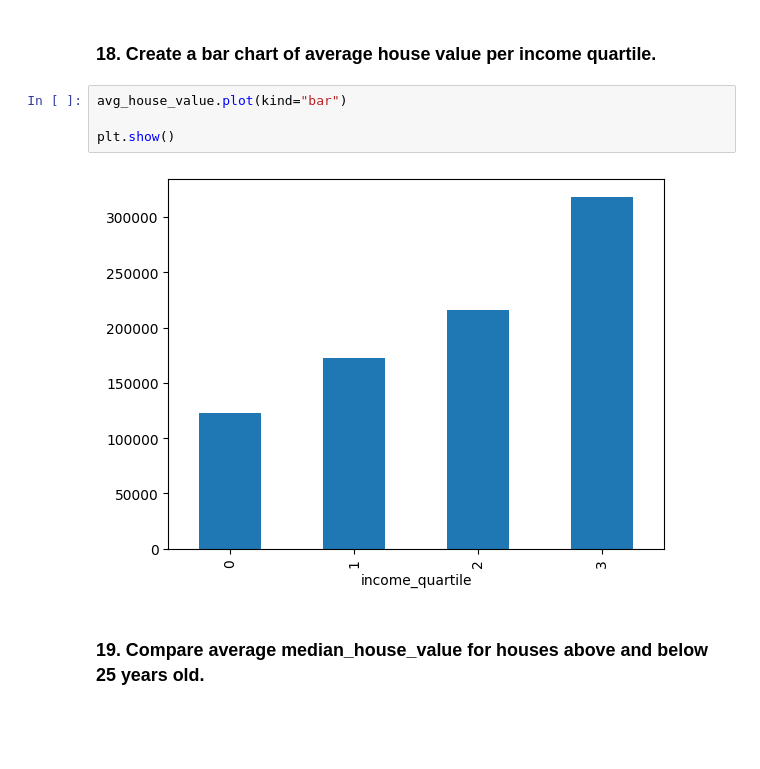
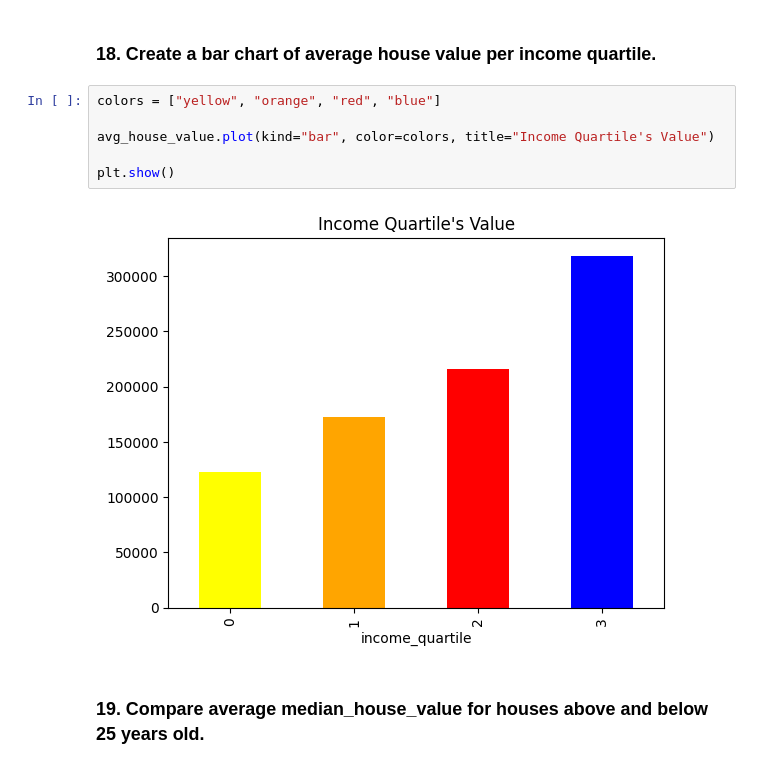
Before and after one commit to AmirhosseinNorouzi88/questions_updated.ipynb, a Jupyter notebook: questions_updated.ipynb, the cells around one changed output. Cells and saved outputs as stored; diff of their text form; blank space fills up the shorter version.

```diff
--- a/questions_updated.ipynb
+++ b/questions_updated.ipynb
@@ -234,12 +242,14 @@ income_quartile
 Name: median_house_value, dtype: float64
 # %% [markdown]
 ### 18. Create a bar chart of average house value per income quartile.
-# %%
-avg_house_value.plot(kind="bar")
-
-plt.show()
-# %% [output]
-[figure, removed]
+# %%
+colors = ["yellow", "orange", "red", "blue"]
+
+avg_house_value.plot(kind="bar", color=colors, title="Income Quartile's Value")
+
+plt.show()
+# %% [output]
+[figure, added]
 # %% [markdown]
 ### 19. Compare average median_house_value for houses above and below 25 years old.
 # %%
```
Also changed, not shown: parts of 5 cells of this notebook.
